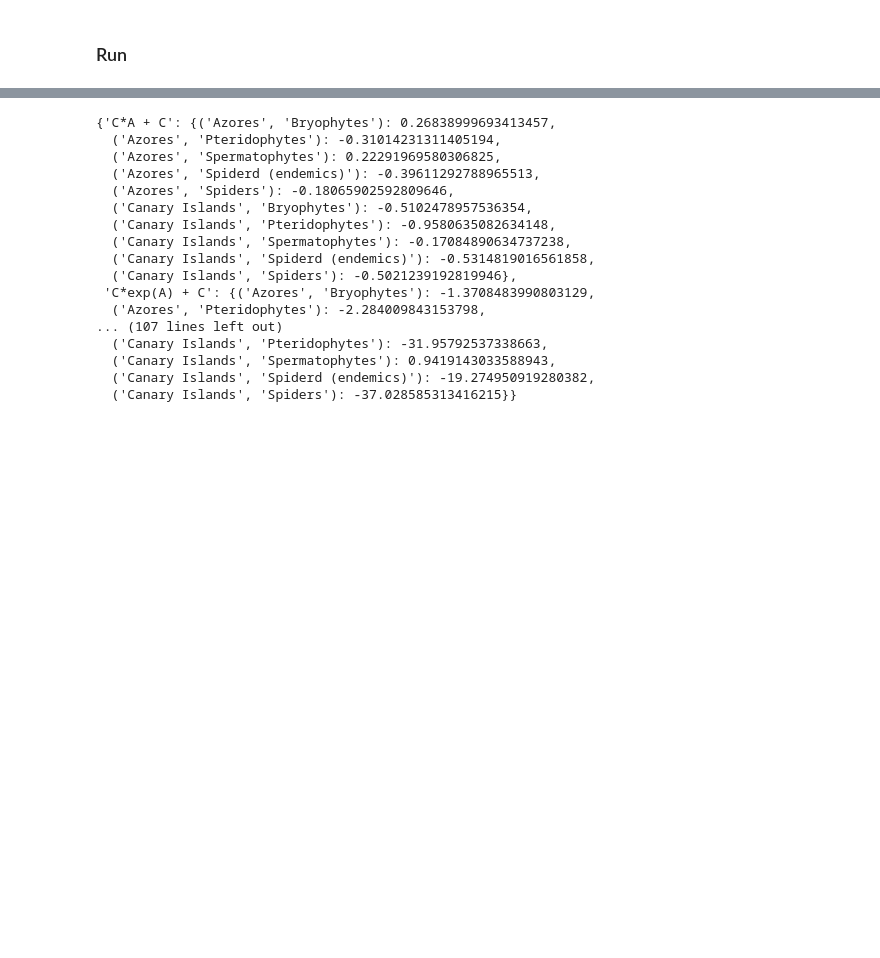
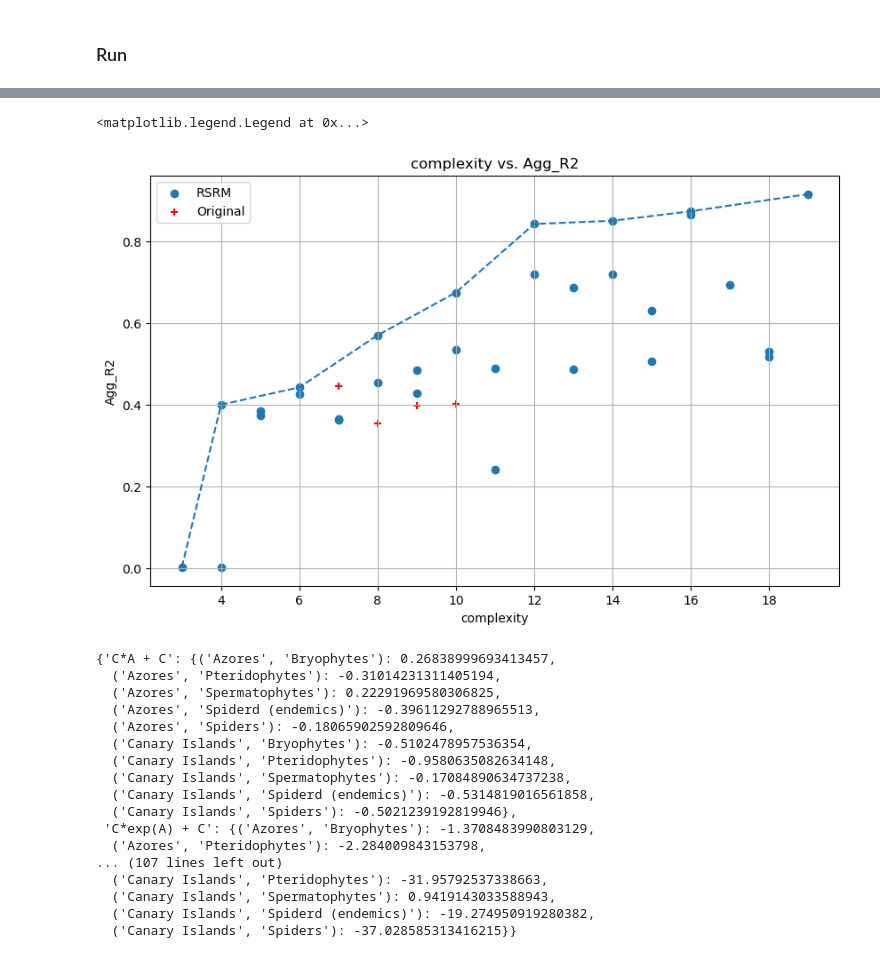
Before and after one commit to 1-0-GO/Thesis, a Jupyter notebook: notebook_GDM.ipynb, the cells around one changed output, grey strips where cells are left out. Saved outputs shown, nothing was run; the diff lists cells and outputs as text; code cells hidden in the pictures; blank space fills up the shorter version.

```diff
--- a/notebook_GDM.ipynb
+++ b/notebook_GDM.ipynb
@@ -175,0 +182,30 @@ results
+# %%
+def get_min_score_df(results):
+    data = []
+
+    for equation, groups in results.items():
+        # Filter out endemics and collect (region, taxon, score)
+        filtered_entries = [
+            (region, taxon, score)
+            for (region, taxon), score in groups.items()
+            if "endemic" not in taxon.lower()
+        ]
+
+        if filtered_entries:
+            # Find the entry with the minimum score
+            min_entry = min(filtered_entries, key=lambda x: x[2])
+            region, taxon, min_score = min_entry
+
+            data.append({
+                "Equation": equation,
+                "Agg_R2": min_score,
+                "Region": region,
+                "Taxon": taxon
+            })
+
+    df = pd.DataFrame(data)
+    df['Complexity'] = df['Equation'].apply(count_weighted_operations)
+    return df
+df_new_eqs = get_min_score_df(results_new_eqs)
+df_original_eqs = get_min_score_df(results_original_eqs)
+df_original_eqs = df_original_eqs[['Equation', 'Complexity', 'Agg_R2']]
@@ -176,3 +238,18 @@ results
+# %%
+tt = 'Agg_R2'
+greater_is_better = True
+def transform_df(df):
+    df = df.sort_values(by=f'{tt}').drop_duplicates(subset='equation').sort_values(by=['complexity', tt], ascending=[True, False]).groupby('complexity').head(2).reset_index(drop=True)
+    df = df[df['complexity'] > 1]
+    df = df[df[f'{tt}'] > -1]
+    df = df[df[f'{tt}'] < 1]
+    return df
+plot_pareto_frontier([('RSRM', transform_df(df2))], 'complexity', tt, scatter=True, minimize_y=False)
+plt.scatter(df_original_eqs['Complexity'], df_original_eqs[tt], marker='+', color='red', label='Original')
+plt.legend()
+# %% [output]
+<matplotlib.legend.Legend at 0x...>
+[figure, added]
 # %%
 def identity(x, x_train=None):
     return x
```
Also changed, not shown: parts of 24 cells of this notebook, 7 other files.
